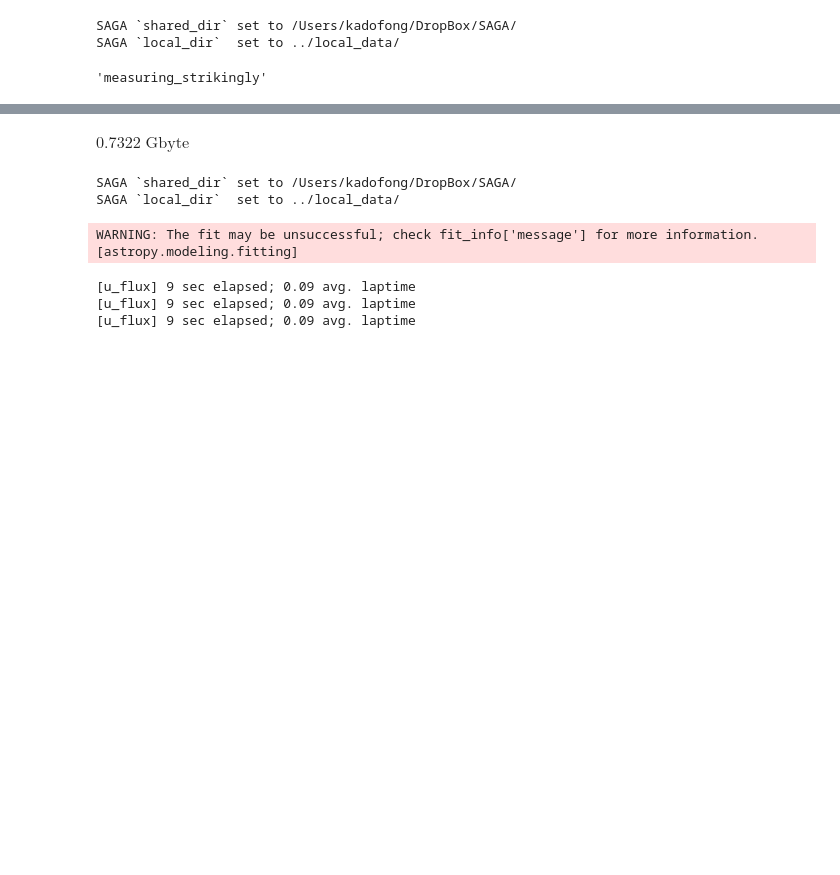
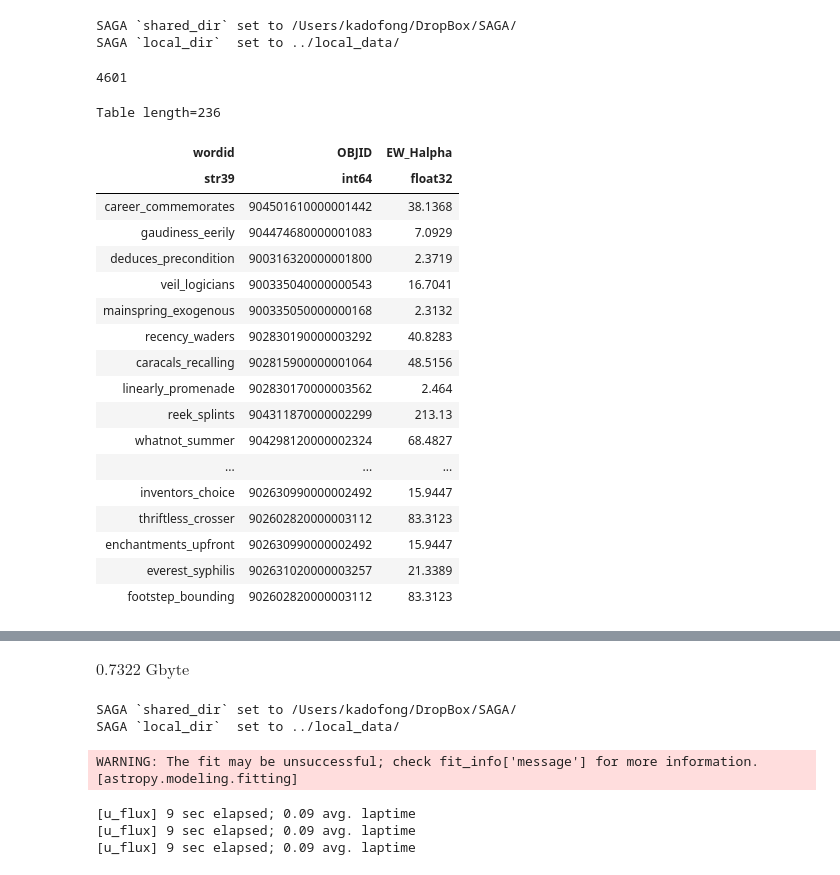
Before and after one commit to ekadofong/SAGAbg, a Jupyter notebook: notebooks/BetterLineFit.ipynb, the cells around one changed output, grey strips where cells are left out. Saved outputs shown, nothing was run; the diff lists cells and outputs as text; code cells hidden in the pictures; blank space fills up the shorter version.

```diff
--- a/notebooks/BetterLineFit.ipynb
+++ b/notebooks/BetterLineFit.ipynb
@@ -34,9 +34,30 @@ SAGA `local_dir`  set to ../local_data/
 # %%
 first_objects = clean[(clean['selection']==3)&(clean['ZQUALITY']>=3)&((clean['TELNAME']=='AAT')|(clean['TELNAME']=='MMT'))]
 all_the_good_spectra = clean[(clean['ZQUALITY']>=3)&((clean['TELNAME']=='AAT')|(clean['TELNAME']=='MMT'))]
+low_mass = all_the_good_spectra[all_the_good_spectra['cm_logmstar']<9.]
 # %%
-for wordid in first_objects['wordid']:
-    break
+len(low_mass)
+# %% [output]
+4601
 # %%
+low_mass[low_mass['EW_Halpha']>0.][['wordid','OBJID','EW_Halpha']]
 # %% [output]
-'measuring_strikingly'
+Table length=236
+| wordid | OBJID | EW_Halpha |
+| str39 | int64 | float32 |
+| career_commemorates | 904501610000001442 | 38.1368 |
+| gaudiness_eerily | 904474680000001083 | 7.0929 |
+| deduces_precondition | 900316320000001800 | 2.3719 |
+| veil_logicians | 900335040000000543 | 16.7041 |
+| mainspring_exogenous | 900335050000000168 | 2.3132 |
+| recency_waders | 902830190000003292 | 40.8283 |
+| caracals_recalling | 902815900000001064 | 48.5156 |
+| linearly_promenade | 902830170000003562 | 2.464 |
+| reek_splints | 904311870000002299 | 213.13 |
+| whatnot_summer | 904298120000002324 | 68.4827 |
+| ... | ... | ... |
+| inventors_choice | 902630990000002492 | 15.9447 |
+| thriftless_crosser | 902602820000003112 | 83.3123 |
+| enchantments_upfront | 902630990000002492 | 15.9447 |
+| everest_syphilis | 902631020000003257 | 21.3389 |
+| footstep_bounding | 902602820000003112 | 83.3123 |
```
Also changed, not shown: parts of 11 cells of this notebook, 1 other file.
